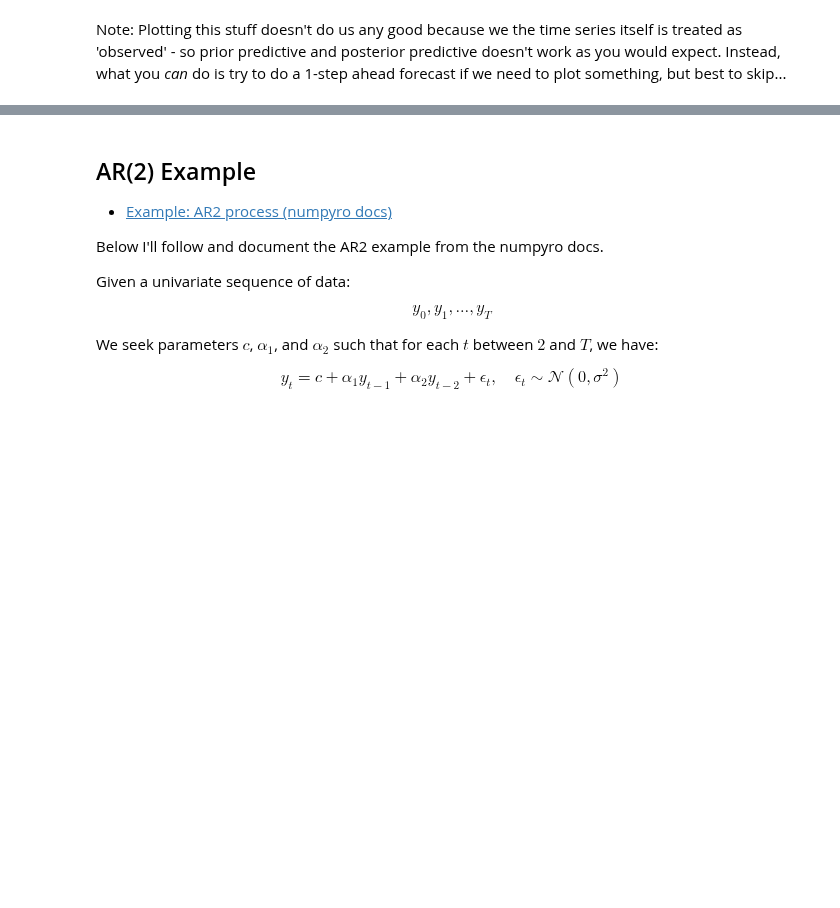
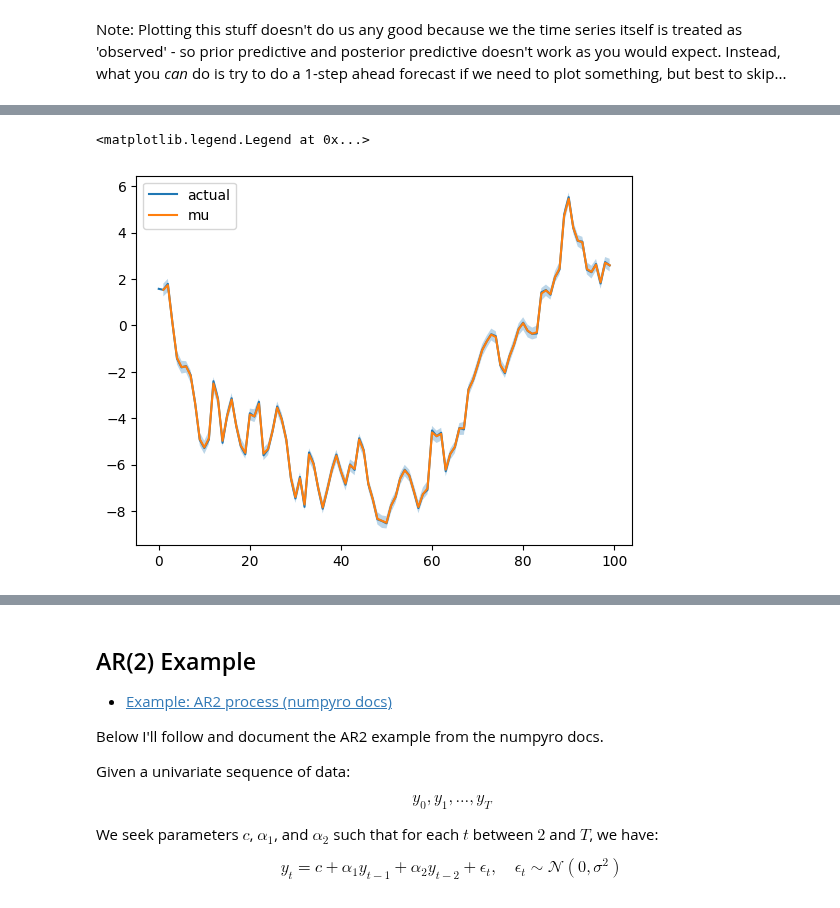
Before and after one commit to banditkings/learning-causal-impact, a Jupyter notebook: notebooks/0.1-numpyro_scan.ipynb, the cells around one changed output, grey strips where cells are left out. Drawn from its saved outputs; the diff is of its cells as text; code cells hidden in the pictures; blank space fills up the shorter version.

```diff
--- a/notebooks/0.1-numpyro_scan.ipynb
+++ b/notebooks/0.1-numpyro_scan.ipynb
@@ -239,0 +337,4 @@ Note: Plotting this stuff doesn't do us any good because we the time series itse
+# %%
+# Inference
+mcmc = run_inference(local_level, prng_key, y=locations)
+mcmc.print_summary()
@@ -239,0 +378,14 @@ Note: Plotting this stuff doesn't do us any good because we the time series itse
+# %%
+posterior_samples = mcmc.get_samples()
+
+posterior_mu = posterior_samples['level']
+posterior_mu_mean = posterior_mu.mean(axis=0)
+hpdi_mu = hpdi(posterior_mu, 0.9)  # (2, 50)
+
+plt.plot(locations, label='actual')
+plt.plot(jnp.arange(1, locations.shape[0]), posterior_mu_mean, label='mu')
+plt.fill_between(jnp.arange(1, locations.shape[0]), hpdi_mu[0, :], hpdi_mu[1, :], alpha=0.3, interpolate=True)
+plt.legend()
+# %% [output]
+<matplotlib.legend.Legend at 0x...>
+[figure, added]
```
Also changed, not shown: parts of 63 cells of this notebook, 1 other file.
